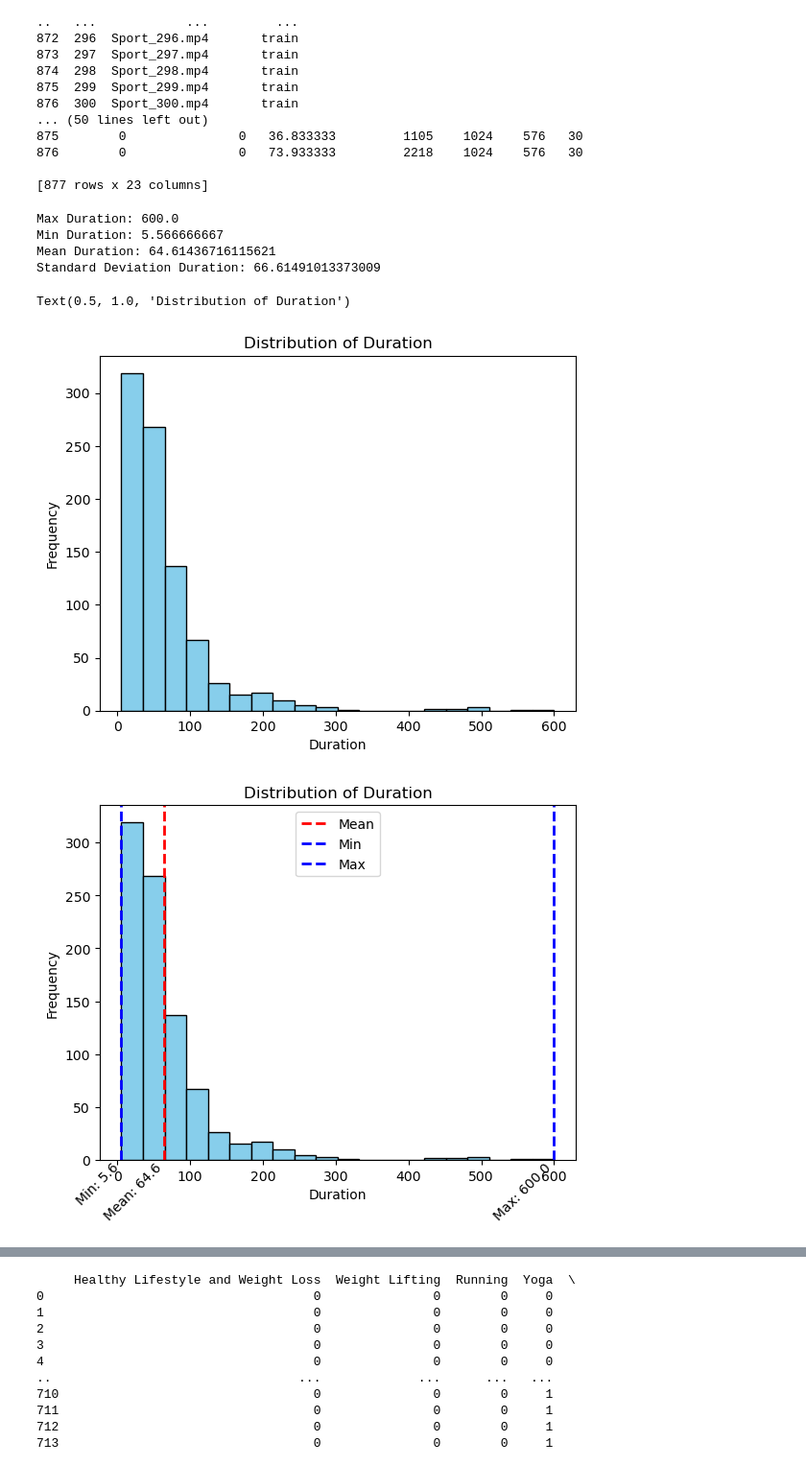
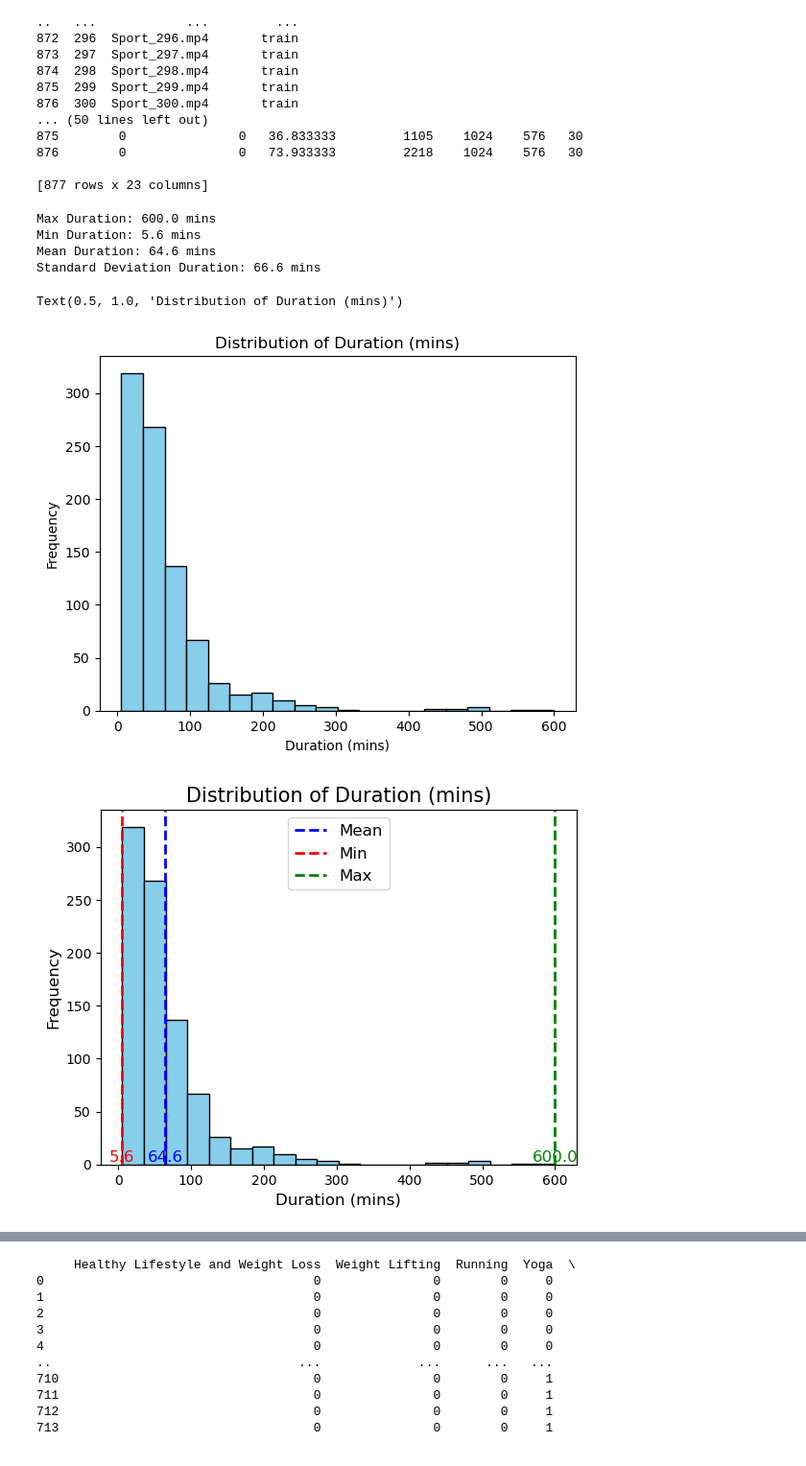
Before and after one commit to eatrabyo/multi_label_classification_on_tik_tok_videos, a Jupyter notebook: EDA.ipynb, the cells around one changed output, grey strips where cells are left out. Shown at 96% size. Cells and saved outputs as stored; diff of their text form; code cells hidden in the pictures.

```diff
--- a/EDA.ipynb
+++ b/EDA.ipynb
@@ -529,48 +529,48 @@ mean_duration = duration_column.mean()
 std_dev_duration = duration_column.std()
 
 # Print the results
-print(f'Max Duration: {max_duration}')
-print(f'Min Duration: {min_duration}')
-print(f'Mean Duration: {mean_duration}')
-print(f'Standard Deviation Duration: {std_dev_duration}')
+print(f'Max Duration: {max_duration:.1f}', 'mins')
+print(f'Min Duration: {min_duration:.1f}', 'mins')
+print(f'Mean Duration: {mean_duration:.1f}', 'mins')
+print(f'Standard Deviation Duration: {std_dev_duration:.1f}', 'mins')
 # %% [output]
-Max Duration: 600.0
-Min Duration: 5.566666667
-Mean Duration: 64.61436716115621
-Standard Deviation Duration: 66.61491013373009
+Max Duration: 600.0 mins
+Min Duration: 5.6 mins
+Mean Duration: 64.6 mins
+Standard Deviation Duration: 66.6 mins
 # %%
 # Plot histogram
 plt.hist(duration_column, bins=20, color='skyblue', edgecolor='black')
 
 # Add labels and title
-plt.xlabel('Duration')
+plt.xlabel('Duration (mins)')
 plt.ylabel('Frequency')
-plt.title('Distribution of Duration')
+plt.title('Distribution of Duration (mins)')
 # %% [output]
-Text(0.5, 1.0, 'Distribution of Duration')
+Text(0.5, 1.0, 'Distribution of Duration (mins)')
-[figure, old version]
+[figure, new version]
 # %%
 # Plot histogram
 plt.hist(duration_column, bins=20, color='skyblue', edgecolor='black')
 
 # Add labels and title
-plt.xlabel('Duration')
-plt.ylabel('Frequency')
-plt.title('Distribution of Duration')
+plt.xlabel('Duration (mins)', fontsize =12)
+plt.ylabel('Frequency', fontsize = 12)
+plt.title('Distribution of Duration (mins)', fontsize = 15)
 
 # Add vertical lines for mean and standard deviation
-plt.axvline(mean_duration, color='red', linestyle='dashed', linewidth=2, label='Mean')
-plt.axvline(min_duration, color='blue', linestyle='dashed', linewidth=2, label='Min')
-plt.axvline(max_duration, color='blue', linestyle='dashed', linewidth=2, label='Max')
+plt.axvline(mean_duration, color='blue', linestyle='dashed', linewidth=2, label='Mean')
+plt.axvline(min_duration, color='red', linestyle='dashed', linewidth=2, label='Min')
+plt.axvline(max_duration, color='green', linestyle='dashed', linewidth=2, label='Max')
 
-plt.legend(loc='upper center')
+plt.legend(loc='upper center', fontsize = 12)
 
 # Add labels for min, max, mean, and sd
-plt.text(min_duration, 0, f'Min: {min_duration:.1f}', rotation=45, va='top', ha = 'right')
-plt.text(max_duration, 0, f'Max: {max_duration:.1f}', rotation=45, va='top', ha='right')
-plt.text(mean_duration, 0, f'Mean: {mean_duration:.1f}', rotation=45, va='top', ha='right')
+plt.text(min_duration, 0, f'{min_duration:.1f}', rotation=0, va='bottom', ha = 'center', fontsize = 12, color = 'red')
+plt.text(max_duration, 0, f'{max_duration:.1f}', rotation=0, va='bottom', ha='center', fontsize = 12, color = 'green')
+plt.text(mean_duration, 0, f'{mean_duration:.1f}', rotation=0, va='bottom', ha='center', fontsize = 12, color = 'blue')
 
 # Show the plot
 plt.show()
 # %% [output]
-[figure, old version]
+[figure, new version]
```
Also changed, not shown: parts of 22 cells of this notebook.
